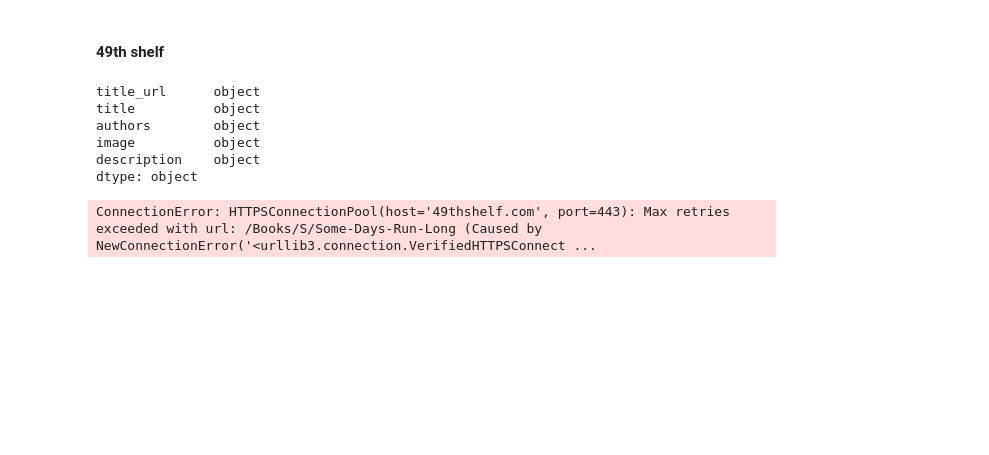
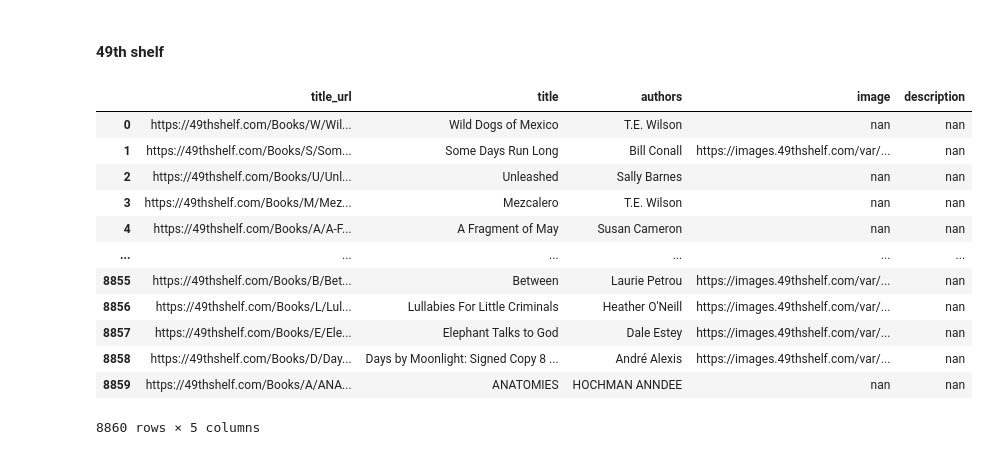
Before and after one commit to shawnsyms/shawnsyms.github.io, a Jupyter notebook: readMoreCanlit/part_3/code/49th_shelf-data-acquisition.ipynb, the cells around one changed output. Saved outputs shown, nothing was run; the diff lists cells and outputs as text; code cells hidden in the pictures; blank space fills up the shorter version.

```diff
--- a/readMoreCanlit/part_3/code/49th_shelf-data-acquisition.ipynb
+++ b/readMoreCanlit/part_3/code/49th_shelf-data-acquisition.ipynb
@@ -53,13 +45,20 @@ from datetime import datetime
 # %% [markdown]
 #### 49th shelf
 # %%
-canadian = pd.read_csv('../data/49th_shelf.csv')
+canadian = pd.read_csv('../data/data_acquisition/canadian_for_download.csv')
 canadian = canadian.applymap(str)
-canadian.dtypes
+canadian
 # %% [output]
+|  | title_url | title | authors | image | description |
+| 0 | https://49thshelf.com/Books/W/Wil... | Wild Dogs of Mexico | T.E. Wilson | nan | nan |
+| 1 | https://49thshelf.com/Books/S/Som... | Some Days Run Long | Bill Conall | https://images.49thshelf.com/var/... | nan |
+| 2 | https://49thshelf.com/Books/U/Unl... | Unleashed | Sally Barnes | nan | nan |
+| 3 | https://49thshelf.com/Books/M/Mez... | Mezcalero | T.E. Wilson | nan | nan |
+| 4 | https://49thshelf.com/Books/A/A-F... | A Fragment of May | Susan Cameron | nan | nan |
+| ... | ... | ... | ... | ... | ... |
+| 8855 | https://49thshelf.com/Books/B/Bet... | Between | Laurie Petrou | https://images.49thshelf.com/var/... | nan |
+| 8856 | https://49thshelf.com/Books/L/Lul... | Lullabies For Little Criminals | Heather O'Neill | https://images.49thshelf.com/var/... | nan |
+| 8857 | https://49thshelf.com/Books/E/Ele... | Elephant Talks to God | Dale Estey | https://images.49thshelf.com/var/... | nan |
+| 8858 | https://49thshelf.com/Books/D/Day... | Days by Moonlight: Signed Copy 8 ... | André Alexis | https://images.49thshelf.com/var/... | nan |
+| 8859 | https://49thshelf.com/Books/A/ANA... | ANATOMIES | HOCHMAN ANNDEE | nan | nan |
-title_url      object
-title          object
-authors        object
-image          object
-description    object
-dtype: object
+8860 rows × 5 columns
@@ -93,5 +64,0 @@ for j in range(len(canadian)):
-# %%
-response = requests.get(canadian['title_url'][1])
-soup = BeautifulSoup(response.content)
-# %% [output]
-ConnectionError: HTTPSConnectionPool(host='49thshelf.com', port=443): Max retries exceeded with url: /Books/S/Some-Days-Run-Long (Caused by NewConnectionError('<urllib3.connection.VerifiedHTTPSConnect ...
```
Also changed, not shown: parts of 40 cells of this notebook, 14 other files.
